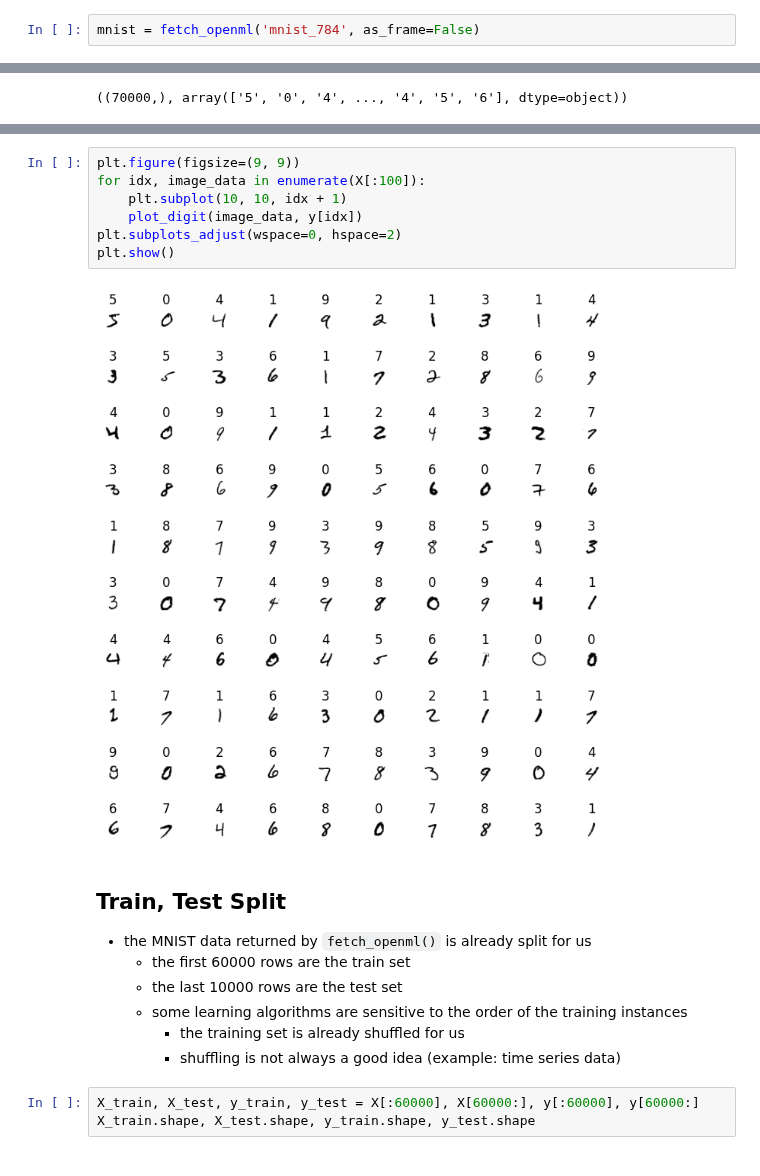
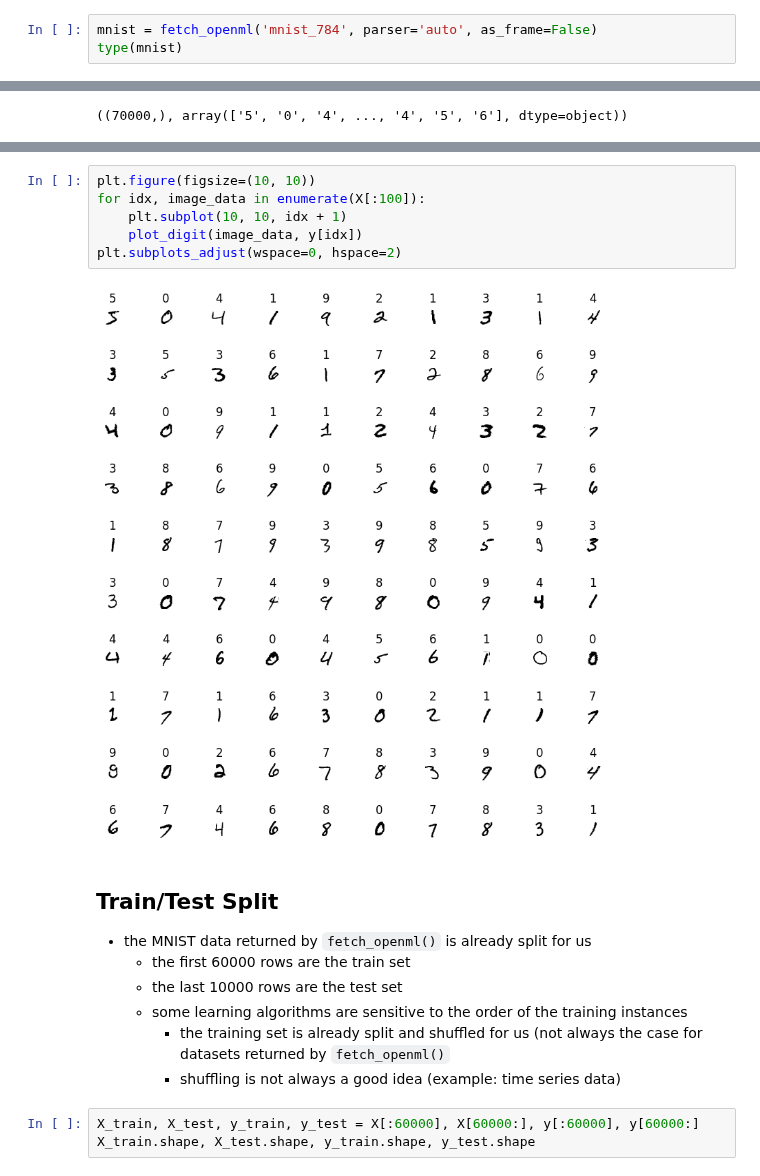
Before and after one commit to PaulToronto/Hands-on-Maching-Learning-Book, a Jupyter notebook: 3_Classification.ipynb, the cells around one changed output, grey strips where cells are left out. Saved outputs shown, nothing was run; the diff lists cells and outputs as text.

```diff
--- a/3_Classification.ipynb
+++ b/3_Classification.ipynb
@@ -89,2 +78,3 @@ Categories (10, object): ['0', '1', '2', '3', ..., '6', '7', '8', '9']
 # %%
-mnist = fetch_openml('mnist_784', as_frame=False)
+mnist = fetch_openml('mnist_784', parser='auto', as_frame=False)
+type(mnist)
@@ -119,20 +147,19 @@ plot_digit(X[0], y[0])
 # %%
-plt.figure(figsize=(9, 9))
+plt.figure(figsize=(10, 10))
 for idx, image_data in enumerate(X[:100]):
     plt.subplot(10, 10, idx + 1)
     plot_digit(image_data, y[idx])
 plt.subplots_adjust(wspace=0, hspace=2)
-plt.show()
 # %% [output]
-[figure, old version]
+[figure, new version]
 # %% [markdown]
-## Train, Test Split
+## Train/Test Split
 
 - the MNIST data returned by `fetch_openml()` is already split for us
     - the first 60000 rows are the train set
     - the last 10000 rows are the test set
     - some learning algorithms are sensitive to the order of the training instances
-        - the training set is already shuffled for us
+        - the training set is already split and shuffled for us (not always the case for datasets returned by `fetch_openml()`
         - shuffling is not always a good idea (example: time series data)
 # %%
 X_train, X_test, y_train, y_test = X[:60000], X[60000:], y[:60000], y[60000:]
```
Also changed, not shown: parts of 228 cells of this notebook.
